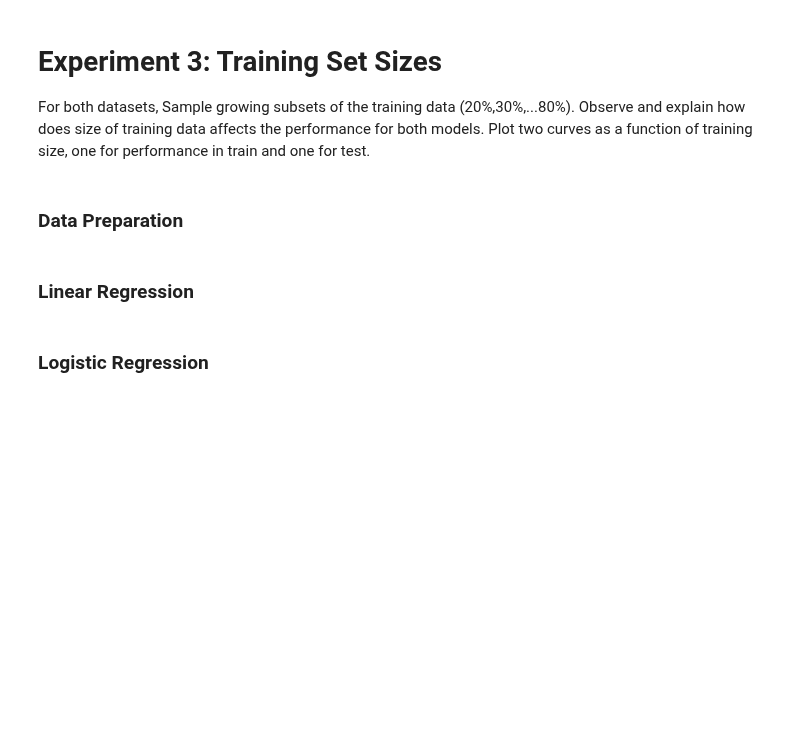
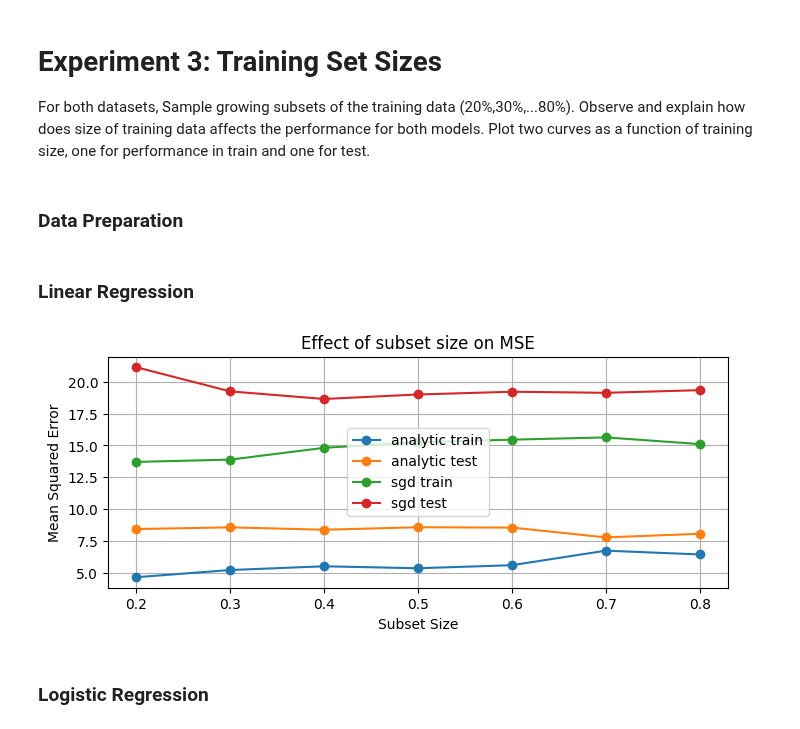
Before and after one commit to j-c-carr/Real-Estate-and-Wine-Quality-Prediction, a Jupyter notebook: experiments_test.ipynb, the cells around one changed output. Drawn from its saved outputs; the diff is of its cells as text; code cells hidden in the pictures; blank space fills up the shorter version.

```diff
--- a/experiments_test.ipynb
+++ b/experiments_test.ipynb
@@ -320,5 +319,54 @@ X_housing_train, X_housing_test = min_max_scale(X_housing_train, X_housing_test,
 # %% [markdown]
 ### Linear Regression
+# %%
+BATCH_SIZE = 16
+OPTIMIZER_KWARGS = {'max_iters': 4e4,
+                    'learning_rate': 0.05,
+                    'verbose': False}
+
+# sizes to sample
+sizes = [0.2, 0.3, 0.4, 0.5, 0.6, 0.7, 0.8]
+
+analytic_train_errors = []
+analytic_test_errors = []
+sgd_train_errors = []
+sgd_test_errors = []
+
+for size in sizes:
+    # Splitting the data
+    subset_size = int(size * X_housing_train.shape[0])
+    X_train_subset = X_housing_train[:subset_size]
+    y_train_subset = y_housing_train[:subset_size]
+
+    lin_reg = LinearRegression()
+
+    # analytic fit
+    lin_reg.fit(X_train_subset, y_train_subset, analytic_fit=True, verbose=False)
+    y_preds_with_analytic_fit_train = lin_reg.predict(X_train_subset)
+    y_preds_with_analytic_fit_test = lin_reg.predict(X_housing_test)
+    analytic_train_errors.append(mse(y_train_subset, y_preds_with_analytic_fit_train))
+    analytic_test_errors.append(mse(y_housing_test, y_preds_with_analytic_fit_test))
+
+    # mini-batch SGD fit
+    lin_reg.fit(X_train_subset, y_train_subset, optimizer_class=GradientDescent, batch_size=BATCH_SIZE, verbose=False)
+    y_preds_with_grad_train = lin_reg.predict(X_train_subset)
+    y_preds_with_grad_test = lin_reg.predict(X_housing_test)
+    sgd_train_errors.append(mse(y_train_subset, y_preds_with_grad_train))
+    sgd_test_errors.append(mse(y_housing_test, y_preds_with_grad_test))
+
+plt.figure(figsize=(8,3))
+plt.plot(sizes, analytic_train_errors, '-o',label='analytic train')
+plt.plot(sizes, analytic_test_errors, '-o',label='analytic test')
+plt.plot(sizes, sgd_train_errors, '-o',label='sgd train')
+plt.plot(sizes, sgd_test_errors, '-o',label='sgd test')
+plt.xlabel('Subset Size')
+plt.ylabel('Mean Squared Error')
+plt.legend()
+plt.title('Effect of subset size on MSE')
+plt.grid(True)
+plt.show()
+# %% [output]
+[figure, added]
 # %% [markdown]
 ### Logistic Regression
 # %%
```
Also changed, not shown: parts of 41 cells of this notebook, 2 other files.
